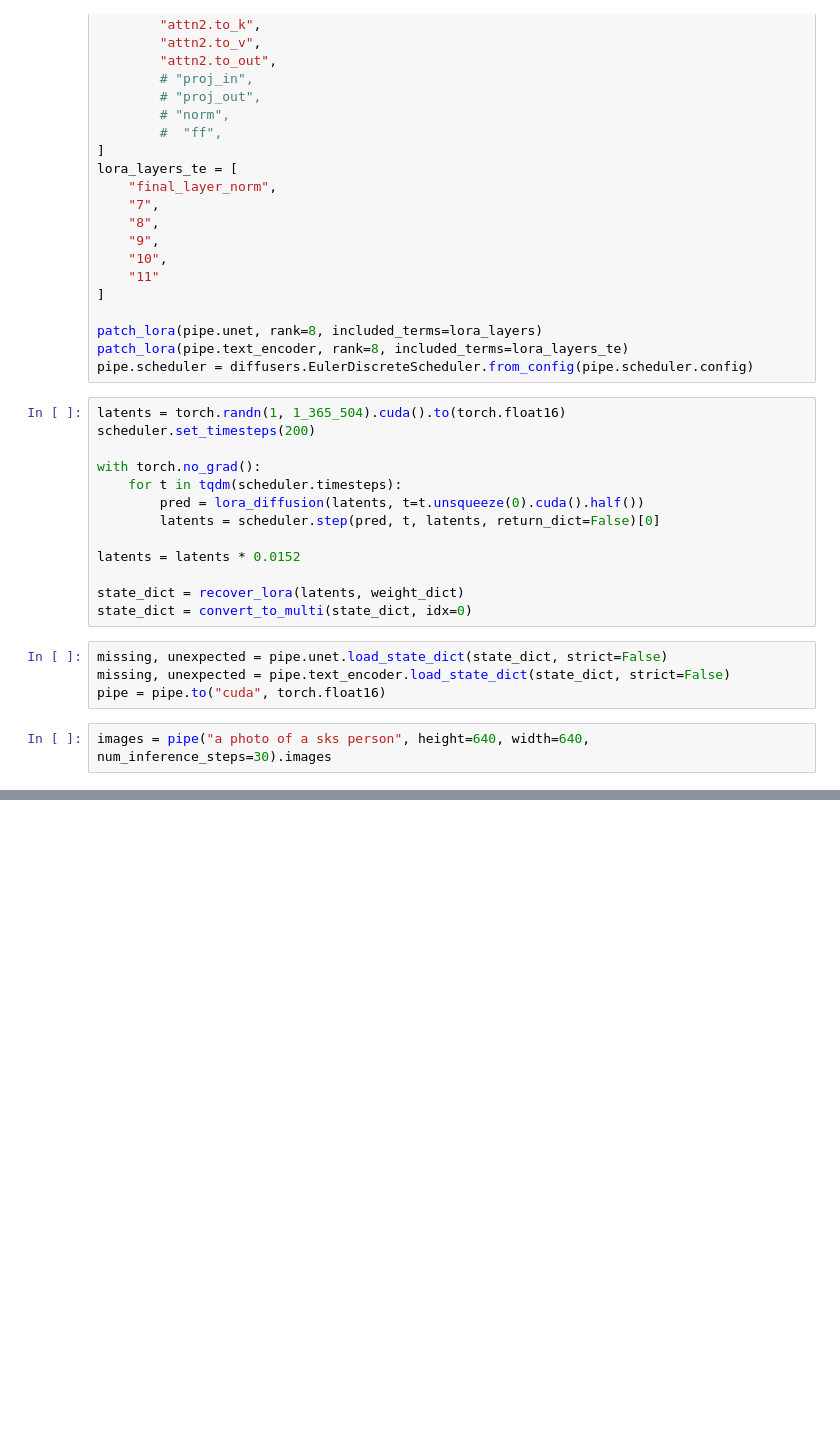
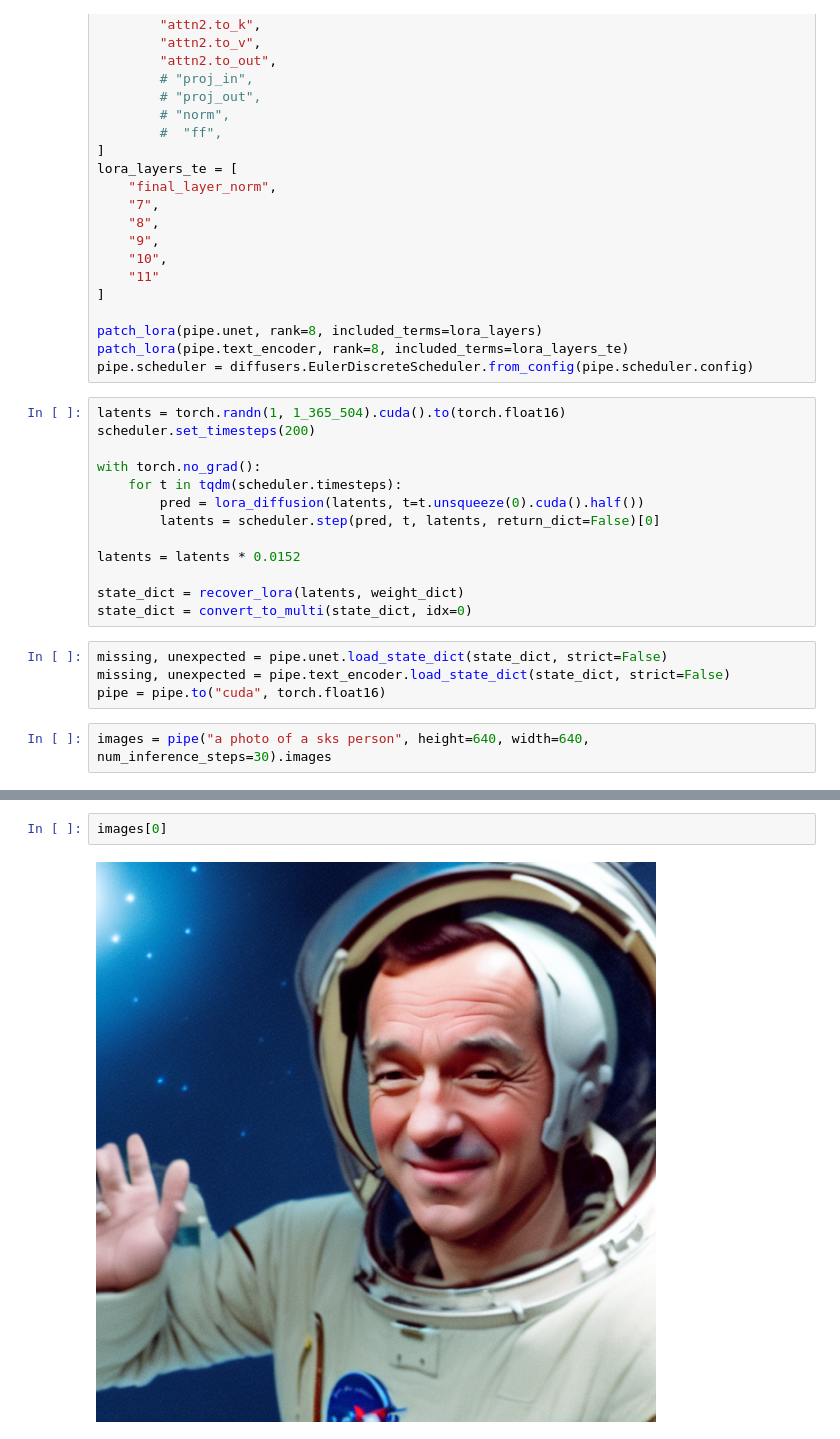
Before and after one commit to ethansmith2000/AutoLoRADiscovery, a Jupyter notebook: diffusion_lora_inf.ipynb, the cells around one changed output, grey strips where cells are left out. Cells and saved outputs as stored; diff of their text form; blank space fills up the shorter version.

```diff
--- a/diffusion_lora_inf.ipynb
+++ b/diffusion_lora_inf.ipynb
@@ -84,0 +93,4 @@ images[0]
+# %%
+images[0]
+# %% [output]
+[figure, added]
```
Also changed, not shown: parts of 7 cells of this notebook, 3 other files.
